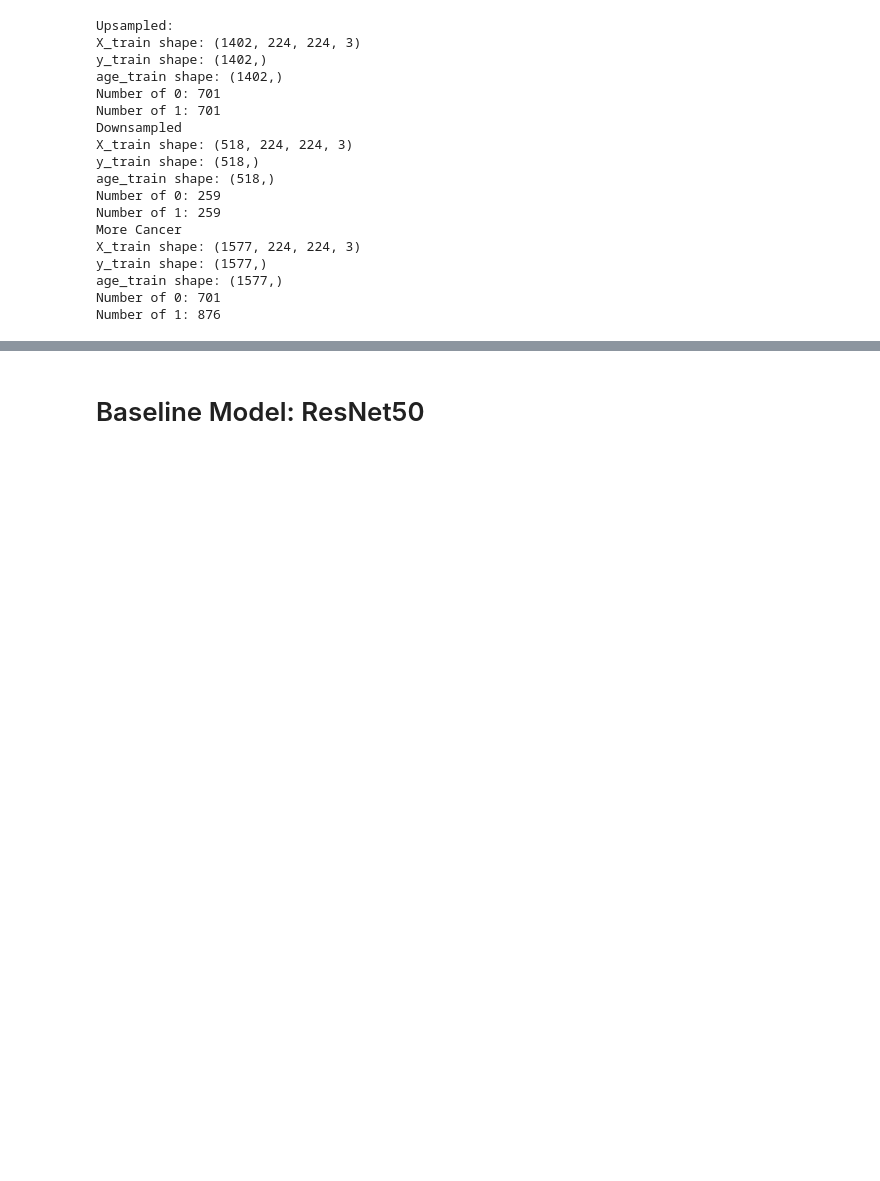
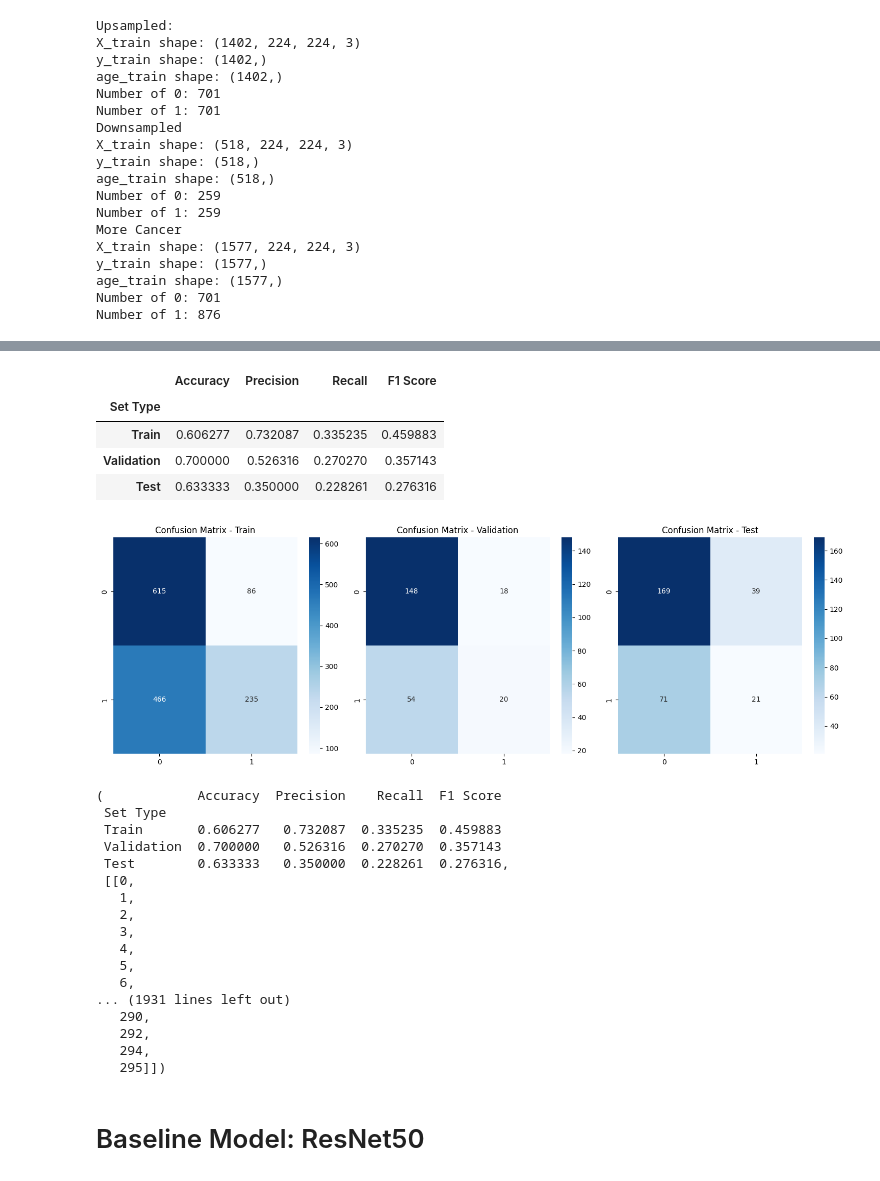
Before and after one commit to Kimberly97llp/cvproject, a Jupyter notebook: experiment1.ipynb, the cells around one changed output, grey strips where cells are left out. Drawn from its saved outputs; the diff is of its cells as text; code cells hidden in the pictures; blank space fills up the shorter version.

```diff
--- a/experiment1.ipynb
+++ b/experiment1.ipynb
@@ -453,0 +489,17 @@ Number of 1: 876
+# %%
+print("first slice")
+model = get_model(0.001)
+early_stopping = EarlyStopping(monitor='val_loss', patience = 6, restore_best_weights = True)
+
+# Train the model
+history = model.fit(uX_train, uy_train,
+                epochs=10,
+                batch_size=64,
+                validation_data=(X_val, y_val),
+                callbacks = [early_stopping])
+
+firslice = model
+
+test_loss, test_acc = firslice.evaluate(X_test, y_test)
+print({'loss' : test_loss,
+                          'accuracy' : test_acc})
@@ -453,0 +553,3 @@ Number of 1: 876
+# %%
+evaluate_model(firslice, 0.5, uX_train, uy_train, X_val, y_val, X_test, y_test, include_test = True)
+# %% [output]
@@ -454,3 +559,26 @@ Number of 1: 876
+|  | Accuracy | Precision | Recall | F1 Score |
+| Set Type |  |  |  |  |
+| Train | 0.606277 | 0.732087 | 0.335235 | 0.459883 |
+| Validation | 0.700000 | 0.526316 | 0.270270 | 0.357143 |
+| Test | 0.633333 | 0.350000 | 0.228261 | 0.276316 |
+[figure, added]
+(            Accuracy  Precision    Recall  F1 Score
+ Set Type
+ Train       0.606277   0.732087  0.335235  0.459883
+ Validation  0.700000   0.526316  0.270270  0.357143
+ Test        0.633333   0.350000  0.228261  0.276316,
+ [[0,
+   1,
+   2,
+   3,
+   4,
+   5,
+   6,
+... (1931 lines left out)
+   290,
+   292,
+   294,
+   295]])
 # %% [markdown]
 # Baseline Model: ResNet50
 # %% [markdown]
```
Also changed, not shown: parts of 5 cells of this notebook.
